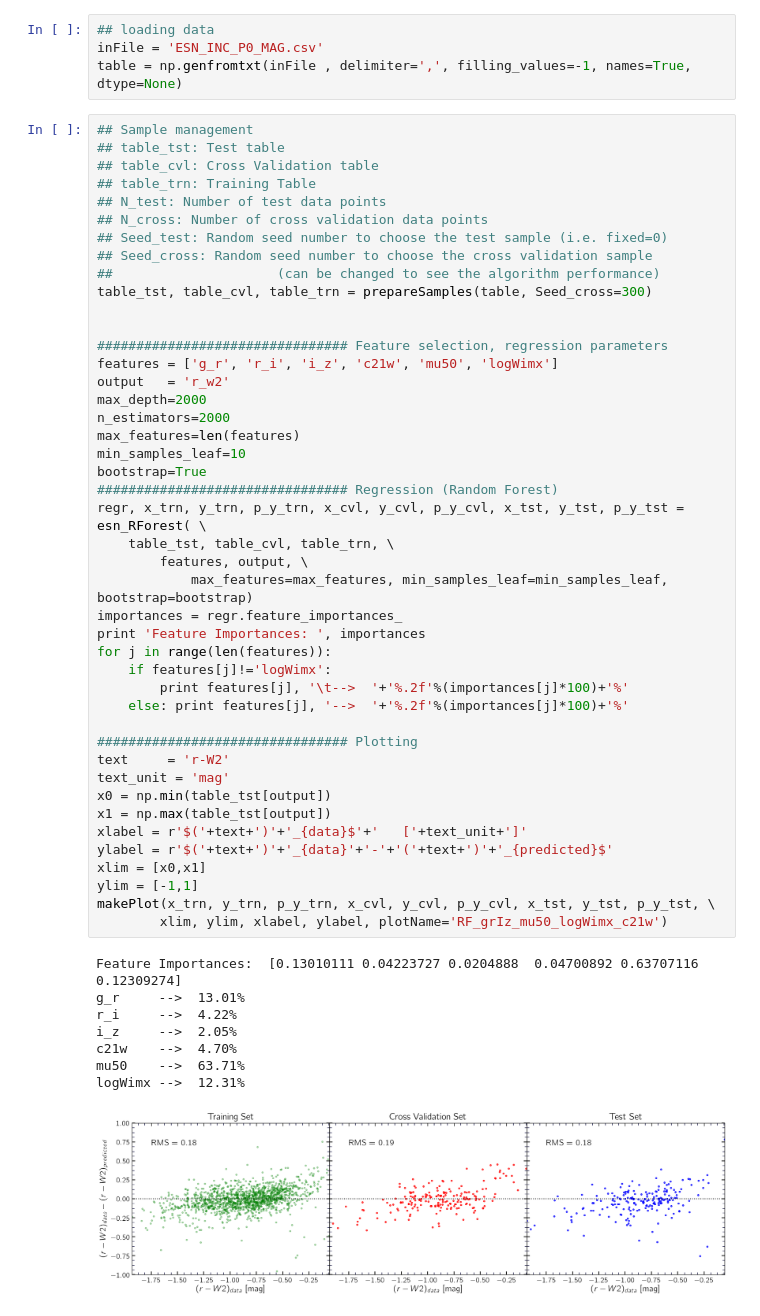
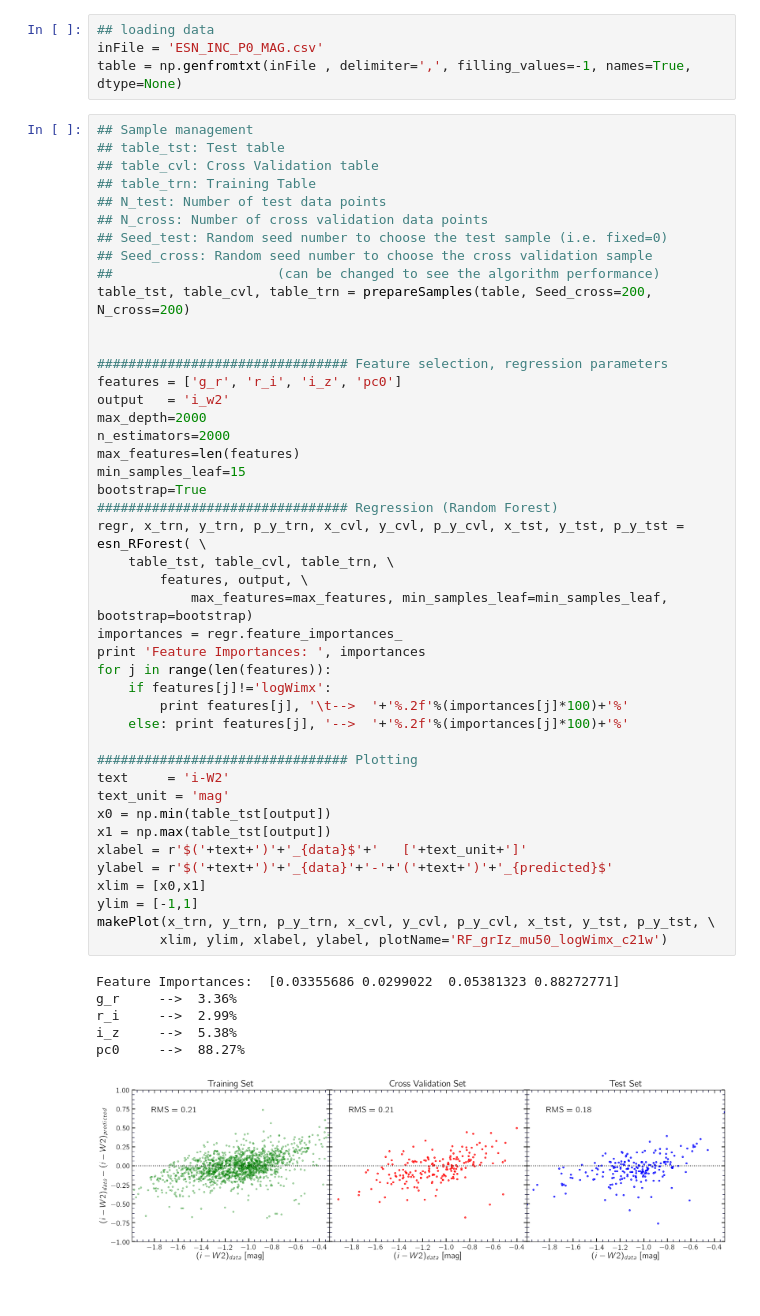
Before and after one commit to ekourkchi/reddening, a Jupyter notebook: playing_with_Random_Forest.ipynb, the cells around one changed output. Saved outputs shown, nothing was run; the diff lists cells and outputs as text.

```diff
--- a/playing_with_Random_Forest.ipynb
+++ b/playing_with_Random_Forest.ipynb
@@ -139,46 +139,44 @@ table = np.genfromtxt(inFile , delimiter=',', filling_values=-1, names=True, dty
 ## Seed_test: Random seed number to choose the test sample (i.e. fixed=0)
 ## Seed_cross: Random seed number to choose the cross validation sample
 ##                     (can be changed to see the algorithm performance)
-table_tst, table_cvl, table_trn = prepareSamples(table, Seed_cross=300)
+table_tst, table_cvl, table_trn = prepareSamples(table, Seed_cross=200, N_cross=200)
 
 
 ################################ Feature selection, regression parameters
-features = ['g_r', 'r_i', 'i_z', 'c21w', 'mu50', 'logWimx']
-output   = 'r_w2'
+features = ['g_r', 'r_i', 'i_z', 'pc0']
+output   = 'i_w2'
 max_depth=2000
 n_estimators=2000
 max_features=len(features)
-min_samples_leaf=10
+min_samples_leaf=15
 bootstrap=True
 ################################ Regression (Random Forest)
 regr, x_trn, y_trn, p_y_trn, x_cvl, y_cvl, p_y_cvl, x_tst, y_tst, p_y_tst = esn_RForest( \
     table_tst, table_cvl, table_trn, \
         features, output, \
             max_features=max_features, min_samples_leaf=min_samples_leaf, bootstrap=bootstrap)
 importances = regr.feature_importances_
 print 'Feature Importances: ', importances
 for j in range(len(features)):
     if features[j]!='logWimx':
         print features[j], '\t-->  '+'%.2f'%(importances[j]*100)+'%'
     else: print features[j], '-->  '+'%.2f'%(importances[j]*100)+'%'
 
 ################################ Plotting
-text     = 'r-W2'
+text     = 'i-W2'
 text_unit = 'mag'
 x0 = np.min(table_tst[output])
 x1 = np.max(table_tst[output])
 xlabel = r'$('+text+')'+'_{data}$'+'   ['+text_unit+']'
 ylabel = r'$('+text+')'+'_{data}'+'-'+'('+text+')'+'_{predicted}$'
 xlim = [x0,x1]
 ylim = [-1,1]
 makePlot(x_trn, y_trn, p_y_trn, x_cvl, y_cvl, p_y_cvl, x_tst, y_tst, p_y_tst, \
         xlim, ylim, xlabel, ylabel, plotName='RF_grIz_mu50_logWimx_c21w')
 # %% [output]
-Feature Importances:  [0.13010111 0.04223727 0.0204888  0.04700892 0.63707116 0.12309274]
-g_r     -->  13.01%
-r_i     -->  4.22%
-i_z     -->  2.05%
-c21w    -->  4.70%
-mu50    -->  63.71%
-logWimx -->  12.31%
+Feature Importances:  [0.03355686 0.0299022  0.05381323 0.88272771]
+g_r     -->  3.36%
+r_i     -->  2.99%
+i_z     -->  5.38%
+pc0     -->  88.27%
-[figure, old version]
+[figure, new version]
```
Also changed, not shown: parts of 11 cells of this notebook, 4 other files.
